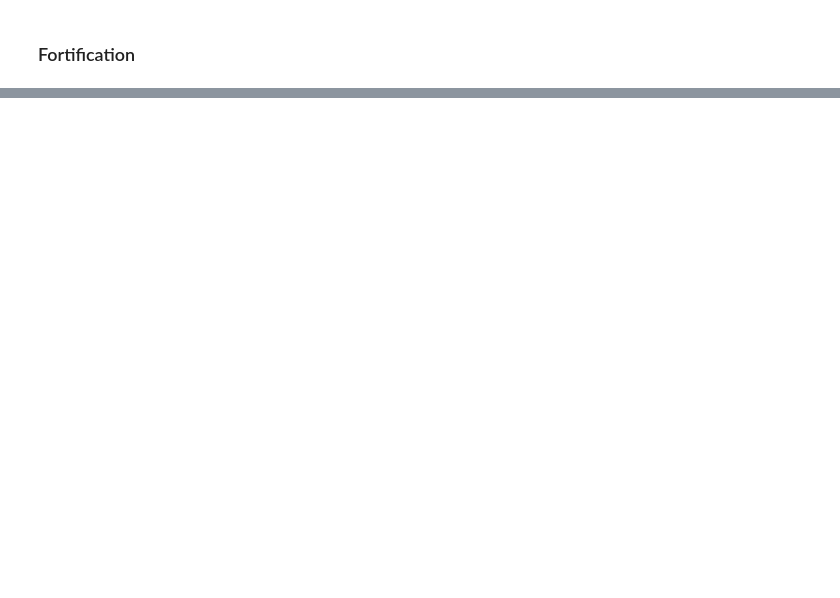
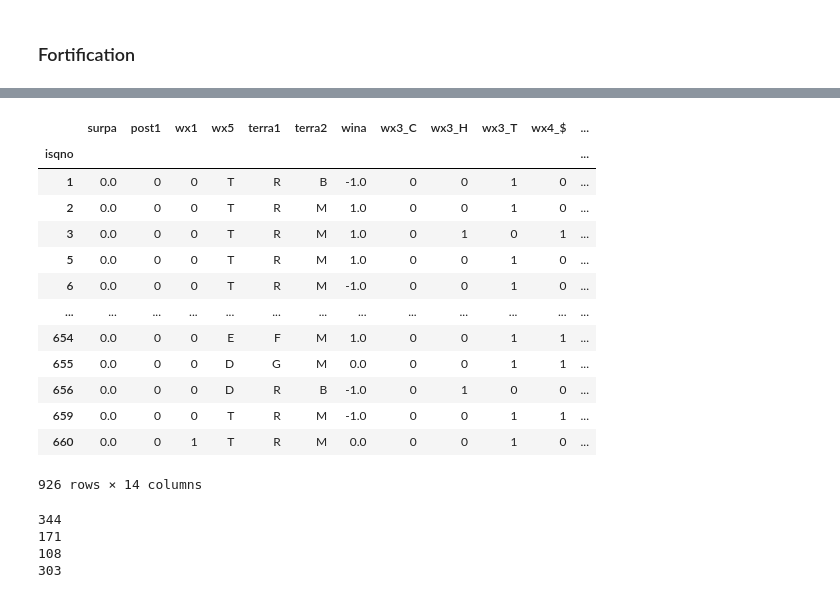
Before and after one commit to euihyeonmoon/Moonslab, a Jupyter notebook: victory-prediction.ipynb, the cells around one changed output, grey strips where cells are left out. Saved outputs shown, nothing was run; the diff lists cells and outputs as text; code cells hidden in the pictures; blank space fills up the shorter version.

```diff
--- a/victory-prediction.ipynb
+++ b/victory-prediction.ipynb
@@ -464,0 +599,4 @@ sns.countplot(x='wina', hue='post2',data= fortification ,palette='RdBu_r')
+# %%
+df_combined = check_wx1()
+display(df_combined)
+print(df_combined['wx1'].sum())
@@ -464,0 +627,17 @@ sns.countplot(x='wina', hue='post2',data= fortification ,palette='RdBu_r')
+# %%
+#creating function for creating categories based on the cabin of passengers
+def check_wx3():
+    global df_combined
+
+    df_combined['wx3'] = df_combined['wx3'].map(lambda ca: ca[0])
+    #dummy encoding
+    wx3_dummies = pd.get_dummies(df_combined['wx3'], prefix='wx3')
+    df_combined = pd.concat([df_combined, wx3_dummies], axis=1)
+    df_combined.drop('wx3', inplace=True, axis=1)
+    return df_combined
+# %%
+df_combined = check_wx3()
+display(df_combined)
+print(df_combined['wx3_C'].sum())
+print(df_combined['wx3_H'].sum())
+print(df_combined['wx3_T'].sum())
@@ -464,0 +671,37 @@ sns.countplot(x='wina', hue='post2',data= fortification ,palette='RdBu_r')
+# %%
+#creating function for creating categories based on the cabin of passengers
+def check_wx4():
+    global df_combined
+
+    df_combined['wx4'] = df_combined['wx4'].map(lambda ca: ca[0])
+    #dummy encoding
+    wx4_dummies = pd.get_dummies(df_combined['wx4'], prefix='wx4')
+    df_combined = pd.concat([df_combined, wx4_dummies], axis=1)
+    df_combined.drop('wx4', inplace=True, axis=1)
+    return df_combined
+# %%
+df_combined = check_wx4()
+display(df_combined)
+print(df_combined['wx4_S'].sum())
+print(df_combined['wx4_$'].sum())
+print(df_combined['wx4_W'].sum())
+print(df_combined['wx4_F'].sum())
+# %% [output]
+|  | surpa | post1 | wx1 | wx5 | terra1 | terra2 | wina | wx3_C | wx3_H | wx3_T | wx4_$ | ... |
+| isqno |  |  |  |  |  |  |  |  |  |  |  | ... |
+| 1 | 0.0 | 0 | 0 | T | R | B | -1.0 | 0 | 0 | 1 | 0 | ... |
+| 2 | 0.0 | 0 | 0 | T | R | M | 1.0 | 0 | 0 | 1 | 0 | ... |
+| 3 | 0.0 | 0 | 0 | T | R | M | 1.0 | 0 | 1 | 0 | 1 | ... |
+| 5 | 0.0 | 0 | 0 | T | R | M | 1.0 | 0 | 0 | 1 | 0 | ... |
+| 6 | 0.0 | 0 | 0 | T | R | M | -1.0 | 0 | 0 | 1 | 0 | ... |
+| ... | ... | ... | ... | ... | ... | ... | ... | ... | ... | ... | ... | ... |
+| 654 | 0.0 | 0 | 0 | E | F | M | 1.0 | 0 | 0 | 1 | 1 | ... |
+| 655 | 0.0 | 0 | 0 | D | G | M | 0.0 | 0 | 0 | 1 | 1 | ... |
+| 656 | 0.0 | 0 | 0 | D | R | B | -1.0 | 0 | 1 | 0 | 0 | ... |
+| 659 | 0.0 | 0 | 0 | T | R | M | -1.0 | 0 | 0 | 1 | 1 | ... |
+| 660 | 0.0 | 0 | 1 | T | R | M | 0.0 | 0 | 0 | 1 | 0 | ... |
+926 rows × 14 columns
+344
+171
+108
+303
```
Also changed, not shown: parts of 74 cells of this notebook.
